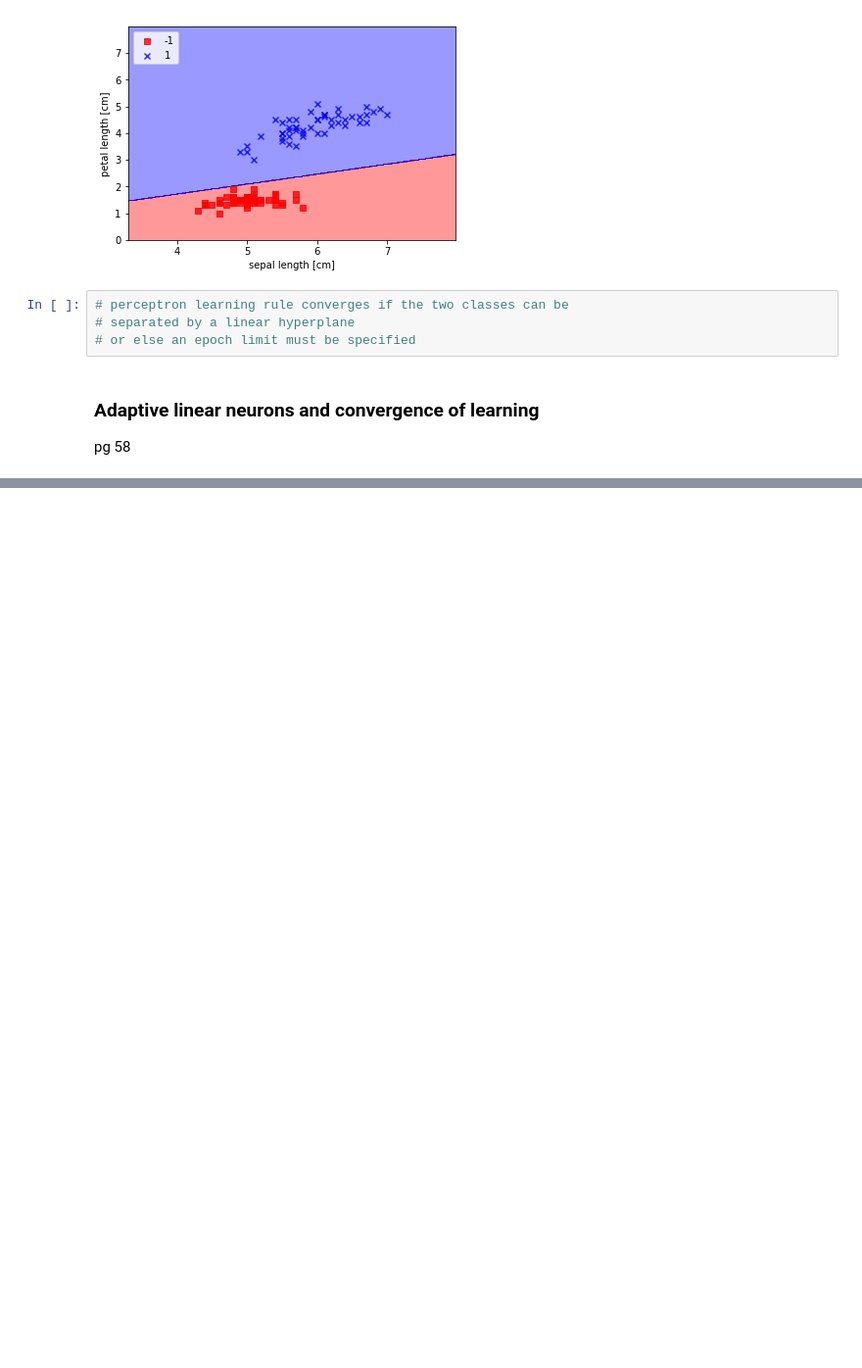
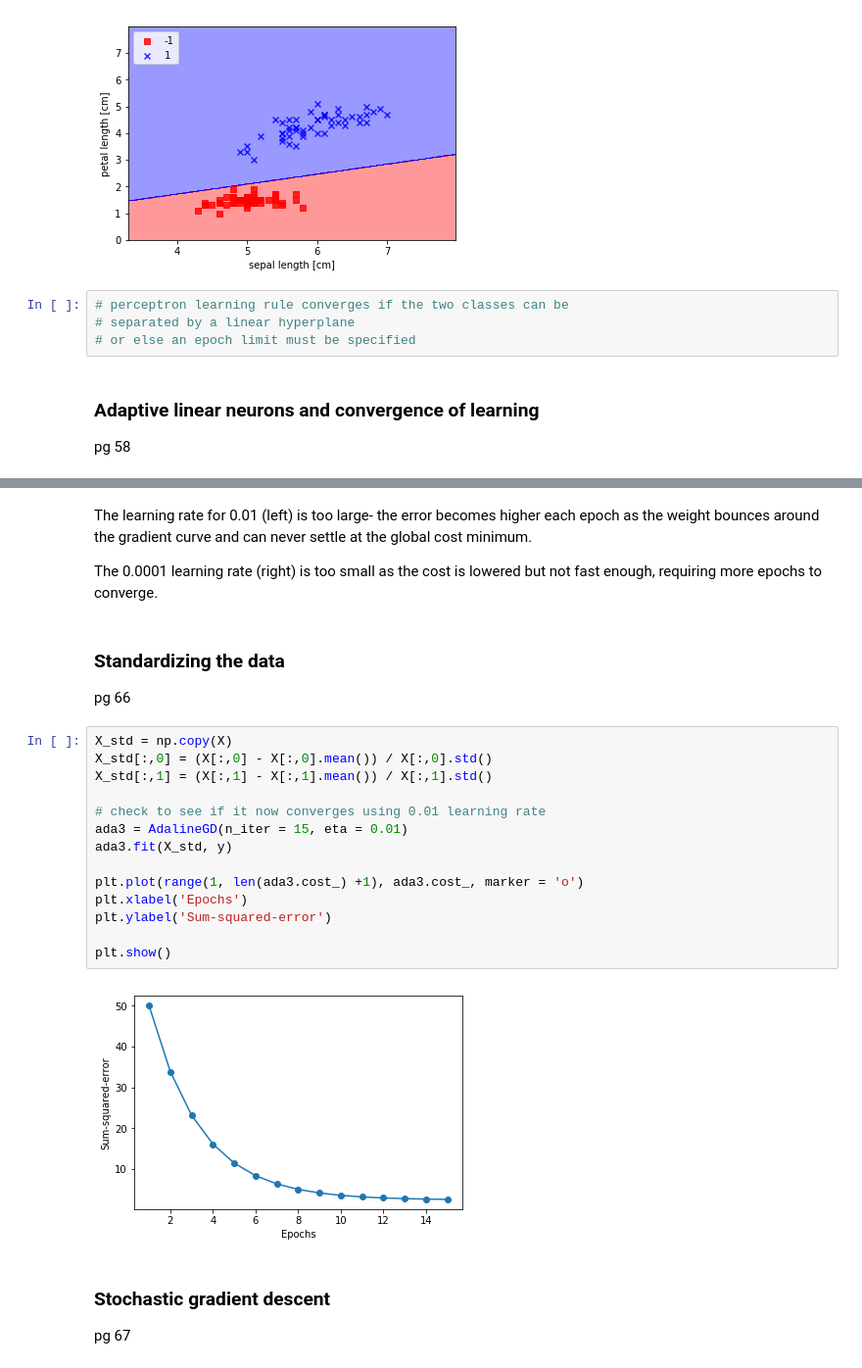
Before and after one commit to beyondvalence/python_ml, a Jupyter notebook: chp02/Chapter02_Perceptrons.ipynb, the cells around one changed output, grey strips where cells are left out. Shown at 98% size. Saved outputs shown, nothing was run; the diff lists cells and outputs as text; blank space fills up the shorter version.

Commit message:
modified:   chp02/Chapter02_Perceptrons.ipynb finished up to stochastic gradient descent

```diff
--- a/chp02/Chapter02_Perceptrons.ipynb
+++ b/chp02/Chapter02_Perceptrons.ipynb
@@ -185,0 +274,26 @@ pg 58
+# %% [markdown]
+The learning rate for 0.01 (left) is too large- the error becomes higher each epoch as the weight bounces around the gradient curve and can never settle at the global cost minimum.
+
+The 0.0001 learning rate (right) is too small as the cost is lowered but not fast enough, requiring more epochs to converge.
+# %% [markdown]
+### Standardizing the data
+pg 66
+# %%
+X_std = np.copy(X)
+X_std[:,0] = (X[:,0] - X[:,0].mean()) / X[:,0].std()
+X_std[:,1] = (X[:,1] - X[:,1].mean()) / X[:,1].std()
+
+# check to see if it now converges using 0.01 learning rate
+ada3 = AdalineGD(n_iter = 15, eta = 0.01)
+ada3.fit(X_std, y)
+
+plt.plot(range(1, len(ada3.cost_) +1), ada3.cost_, marker = 'o')
+plt.xlabel('Epochs')
+plt.ylabel('Sum-squared-error')
+
+plt.show()
+# %% [output]
+[figure, added]
+# %% [markdown]
+### Stochastic gradient descent
+pg 67
```
Also changed, not shown: parts of 4 cells of this notebook.
